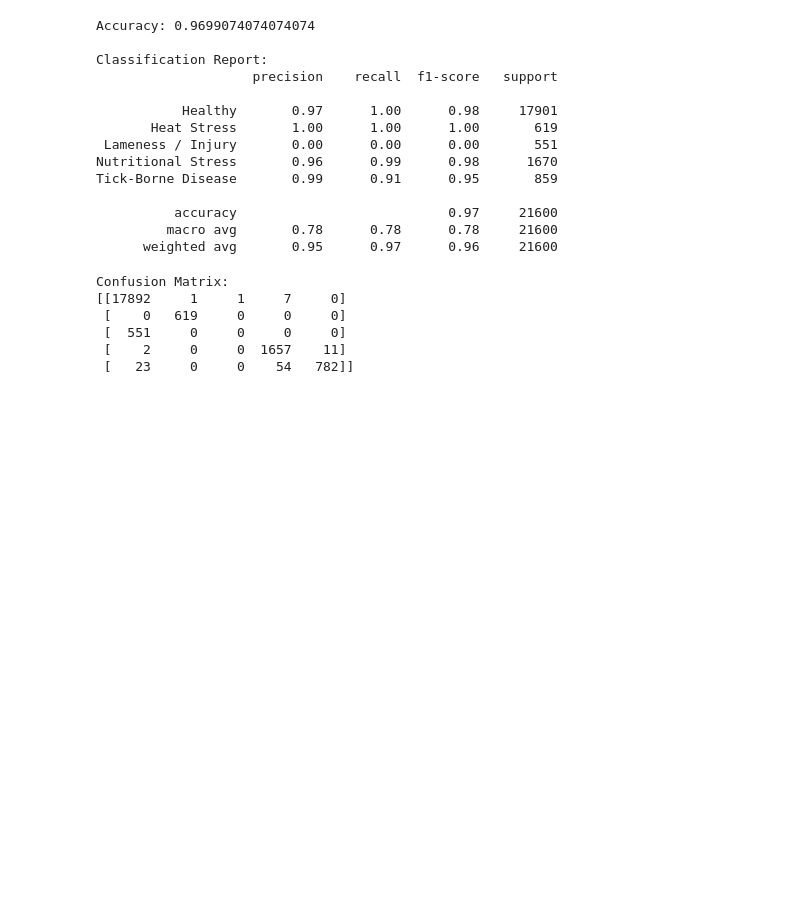
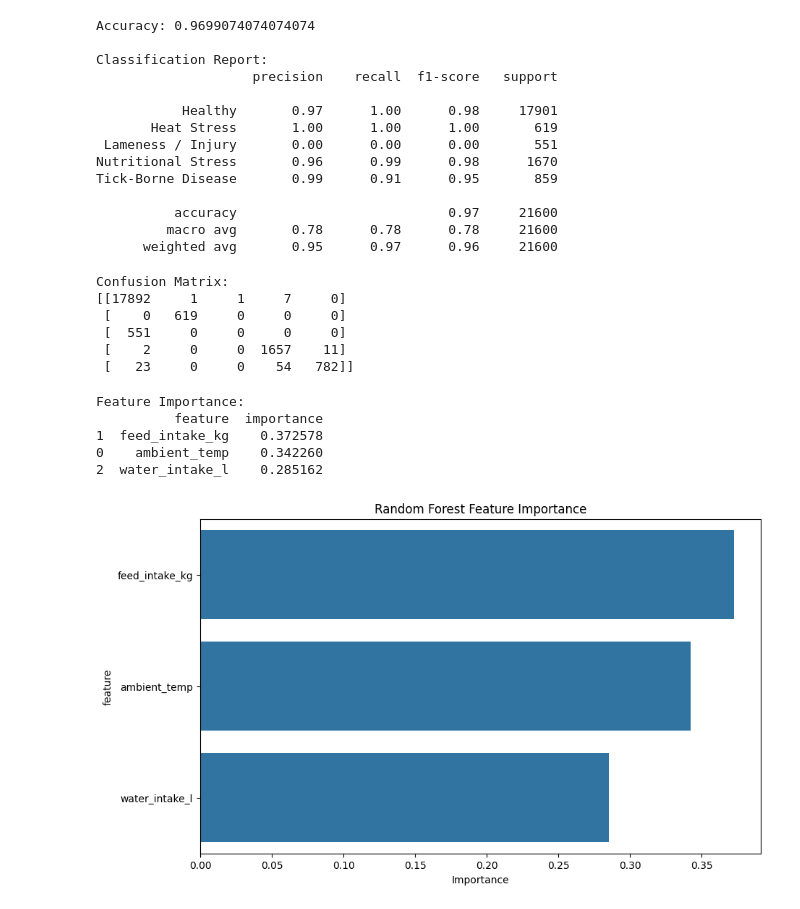
Before and after one commit to Storm00212/Livestock-ml-model, a Jupyter notebook: Beef_ml_model.ipynb, the cells around one changed output. Saved outputs shown, nothing was run; the diff lists cells and outputs as text; code cells hidden in the pictures; blank space fills up the shorter version.

Commit message:
Showing importance

```diff
--- a/Beef_ml_model.ipynb
+++ b/Beef_ml_model.ipynb
@@ -113,3 +113,31 @@ Confusion Matrix:
  [  551     0     0     0     0]
  [    2     0     0  1657    11]
  [   23     0     0    54   782]]
+# %%
+# Show important features for selection
+import matplotlib.pyplot as plt
+import seaborn as sns
+
+importances = rf_model.feature_importances_
+feature_imp = pd.DataFrame({
+    'feature': features,
+    'importance': importances
+}).sort_values('importance', ascending=False)
+
+print("Feature Importance:")
+print(feature_imp)
+
+# Plot for features
+plt.figure(figsize=(10, 6))
+sns.barplot(x='importance', y='feature', data=feature_imp)
+plt.title('Random Forest Feature Importance')
+plt.xlabel('Importance')
+plt.show()
+#will remove less important features
+# %% [output]
+Feature Importance:
+          feature  importance
+1  feed_intake_kg    0.372578
+0    ambient_temp    0.342260
+2  water_intake_l    0.285162
+[figure, added]
```
